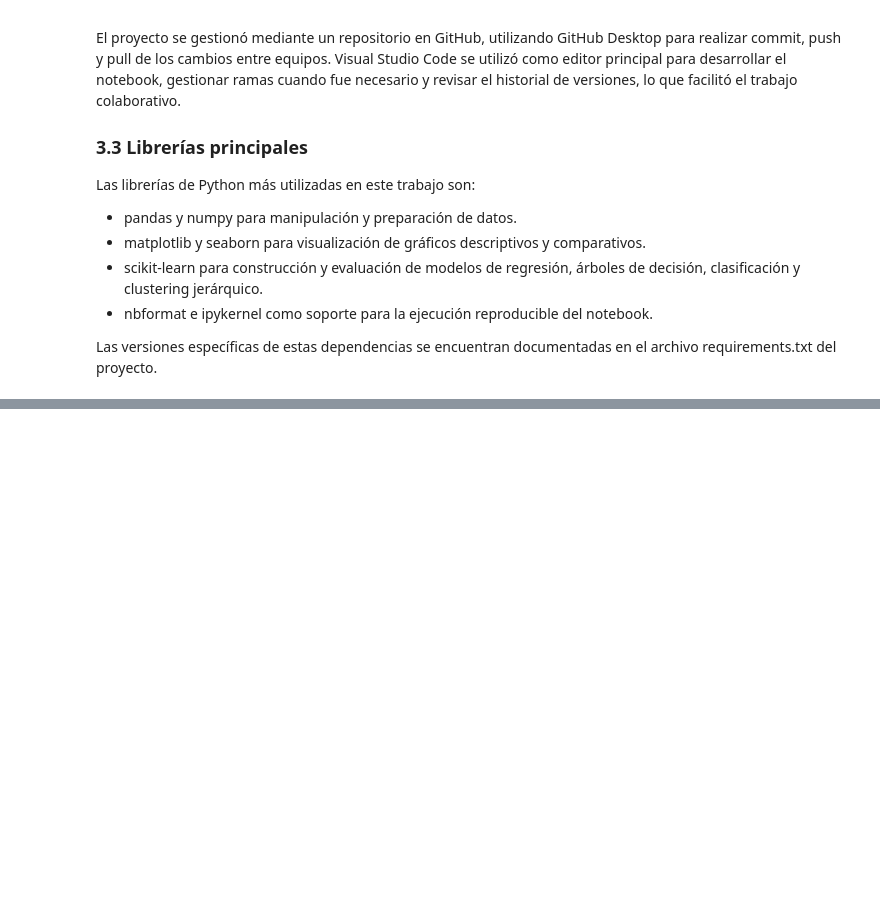
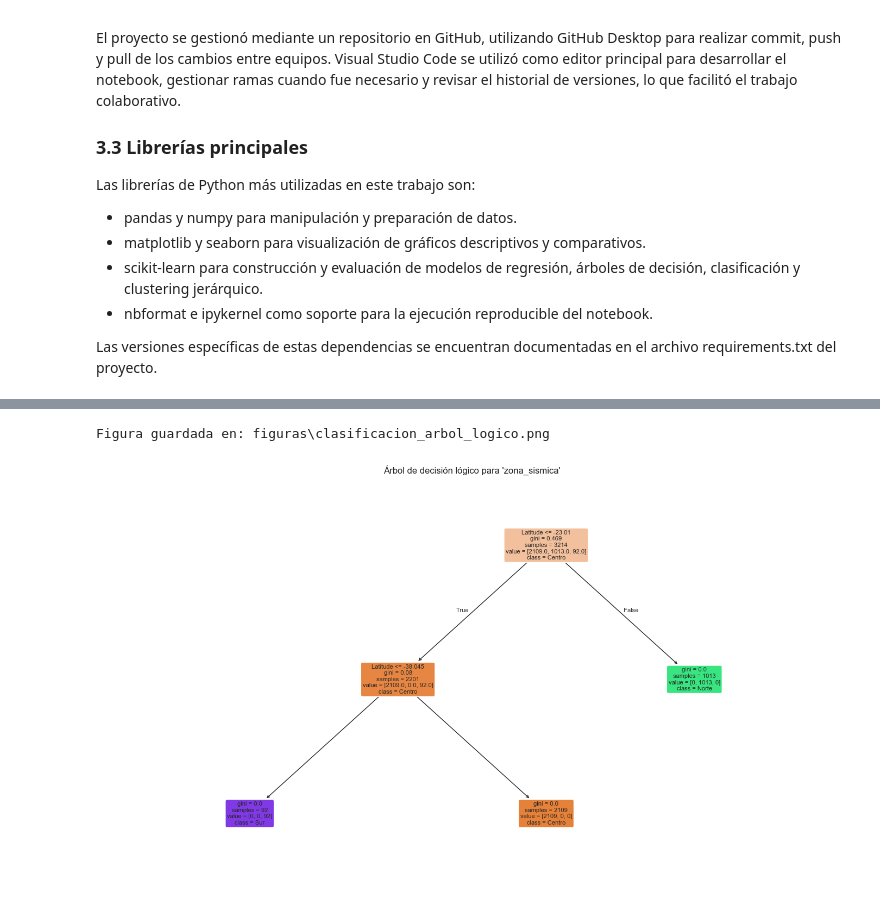
Before and after one commit to NicolasCardenas1/EV3_BI, a Jupyter notebook: EV3_BI.ipynb, the cells around one changed output, grey strips where cells are left out. Cells and saved outputs as stored; diff of their text form; code cells hidden in the pictures; blank space fills up the shorter version.

```diff
--- a/EV3_BI.ipynb
+++ b/EV3_BI.ipynb
@@ -138,0 +363,22 @@ display(df[["Date", "Latitude", "Longitude", "Depth", "Magnitude", "zona_sismica
+# %%
+# =============================================================================
+# 5.2 Visualización del árbol de decisión lógico
+# =============================================================================
+
+fig, ax = plt.subplots(figsize=(14, 8))
+plot_tree(
+    arbol_clf,
+    feature_names=features_clf,
+    class_names=arbol_clf.classes_,
+    filled=True,
+    rounded=True,
+    fontsize=8
+)
+ax.set_title("Árbol de decisión lógico para 'zona_sismica'")
+plt.tight_layout()
+
+guardar_figura(fig, "clasificacion_arbol_logico")
+plt.show()
+# %% [output]
+Figura guardada en: figuras\clasificacion_arbol_logico.png
+[figure, added]
```
Also changed, not shown: parts of 11 cells of this notebook, 5 other files.
